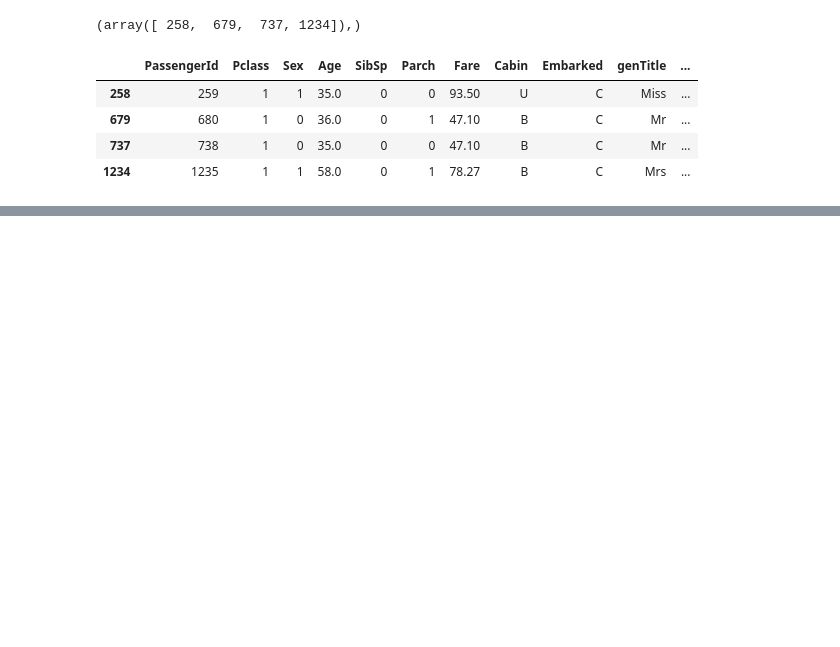
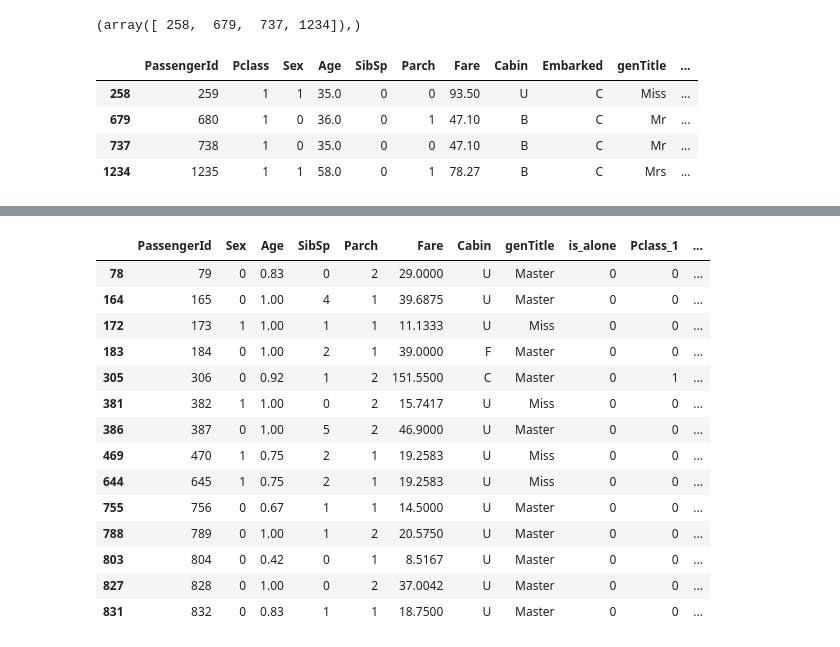
Before and after one commit to zhangyang2017/kaggle-Titanic, a Jupyter notebook: EDA2.ipynb, the cells around one changed output, grey strips where cells are left out. Saved outputs shown, nothing was run; the diff lists cells and outputs as text; code cells hidden in the pictures; blank space fills up the shorter version.

```diff
--- a/EDA2.ipynb
+++ b/EDA2.ipynb
@@ -374,0 +394,18 @@ df_test
+# %%
+X_train[X_train.age_group_infant == 1]
+# %% [output]
+|  | PassengerId | Sex | Age | SibSp | Parch | Fare | Cabin | genTitle | is_alone | Pclass_1 | ... |
+| 78 | 79 | 0 | 0.83 | 0 | 2 | 29.0000 | U | Master | 0 | 0 | ... |
+| 164 | 165 | 0 | 1.00 | 4 | 1 | 39.6875 | U | Master | 0 | 0 | ... |
+| 172 | 173 | 1 | 1.00 | 1 | 1 | 11.1333 | U | Miss | 0 | 0 | ... |
+| 183 | 184 | 0 | 1.00 | 2 | 1 | 39.0000 | F | Master | 0 | 0 | ... |
+| 305 | 306 | 0 | 0.92 | 1 | 2 | 151.5500 | C | Master | 0 | 1 | ... |
+| 381 | 382 | 1 | 1.00 | 0 | 2 | 15.7417 | U | Miss | 0 | 0 | ... |
+| 386 | 387 | 0 | 1.00 | 5 | 2 | 46.9000 | U | Master | 0 | 0 | ... |
+| 469 | 470 | 1 | 0.75 | 2 | 1 | 19.2583 | U | Miss | 0 | 0 | ... |
+| 644 | 645 | 1 | 0.75 | 2 | 1 | 19.2583 | U | Miss | 0 | 0 | ... |
+| 755 | 756 | 0 | 0.67 | 1 | 1 | 14.5000 | U | Master | 0 | 0 | ... |
+| 788 | 789 | 0 | 1.00 | 1 | 2 | 20.5750 | U | Master | 0 | 0 | ... |
+| 803 | 804 | 0 | 0.42 | 0 | 1 | 8.5167 | U | Master | 0 | 0 | ... |
+| 827 | 828 | 0 | 1.00 | 0 | 2 | 37.0042 | U | Master | 0 | 0 | ... |
+| 831 | 832 | 0 | 0.83 | 1 | 1 | 18.7500 | U | Master | 0 | 0 | ... |
```
Also changed, not shown: parts of 20 cells of this notebook, 9 other files.
